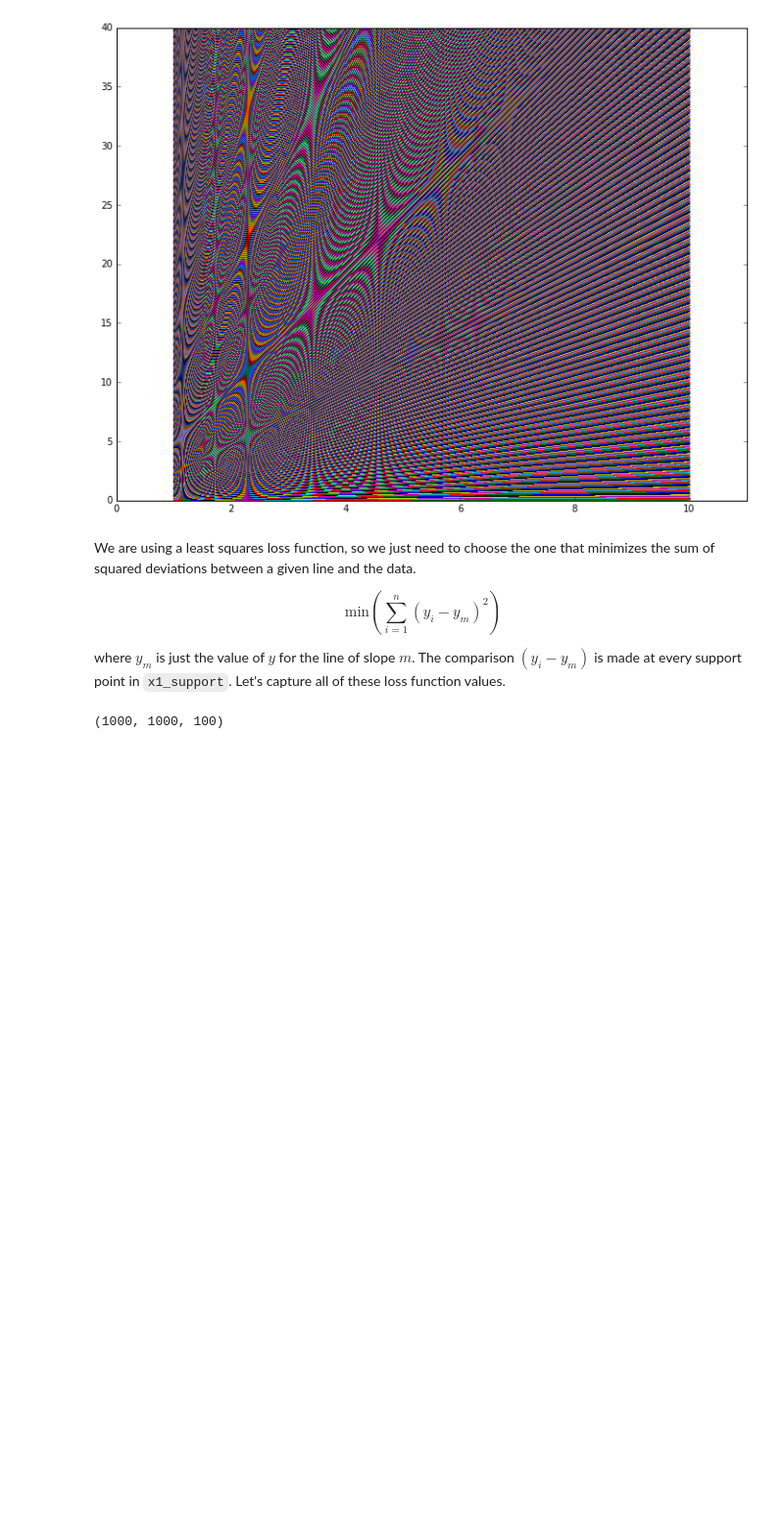
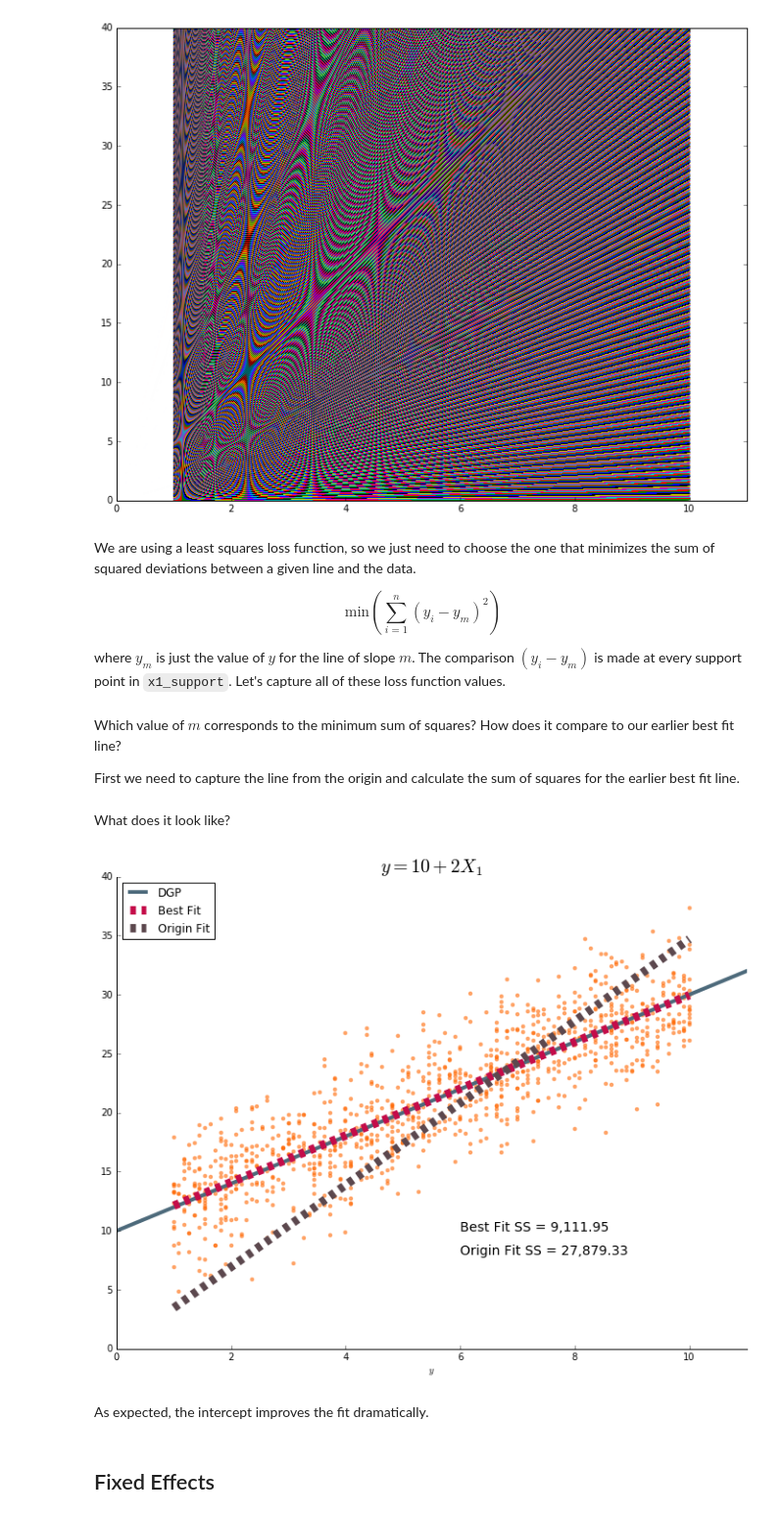
Before and after one commit to choct155/work_scratch, a Jupyter notebook: fe_viz.ipynb, the cells around one changed output. Shown: that part at 98% size. Saved outputs shown, nothing was run; the diff lists cells and outputs as text; code cells hidden in the pictures; blank space fills up the shorter version.

```diff
--- a/fe_viz.ipynb
+++ b/fe_viz.ipynb
@@ -142,12 +142,3 @@ We are using a least squares loss function, so we just need to choose the one th
 $$\text{min}(\sum_{i=1}^n (y_i - y_m)^2)$$
 
 where $y_m$ is just the value of $y$ for the line of slope $m$.  The comparison $(y_i - y_m)$ is made at every support point in `x1_support`.  Let's capture all of these loss function values.
-# %%
-def ls_loss(l1,l2):
-    assert len(l1)==len(l2)
-
-ls_loss(y,m_lines[0])
-# %%
-len(y),len(m_lines[0]),len(x1_support)
-# %% [output]
-(1000, 1000, 100)
@@ -153,0 +171,4 @@ len(y),len(m_lines[0]),len(x1_support)
+# %% [markdown]
+Which value of $m$ corresponds to the minimum sum of squares?  How does it compare to our earlier best fit line?
+
+First we need to capture the line from the origin and calculate the sum of squares for the earlier best fit line.
@@ -153,0 +196,35 @@ len(y),len(m_lines[0]),len(x1_support)
+# %% [markdown]
+What does it look like?
+# %%
+#Generate plot object
+fig,ax=plt.subplots(figsize=(12,9))
+
+#Plot data
+ax.scatter(x1,y,c='#ff6600',lw=0,alpha=.6)
+
+#Add underlying model line
+ax.plot((0,11),(10,32),color='#4D6A7B',lw=4,label='DGP')
+
+#Add best fit line
+ax.plot(x1_support,best_fit_y,c='#C40C49',lw=9,linestyle='--',label='Best Fit')
+
+#Add line from origin
+ax.plot(x1_support,line_00,c='#5C484E',lw=9,linestyle='--',label='Origin Fit')
+
+#Fix labels
+ax.set_title('$y=10+2X_1$',fontsize=20)
+ax.set_xlabel('$X_1$')
+ax.set_xlabel('$y$')
+ax.legend(loc='best')
+ax.annotate('Best Fit SS = '+str('{:,.2f}'.format(best_fit_ss)),xy=(6,10),fontsize=14)
+ax.annotate('Origin Fit SS = '+str('{:,.2f}'.format(min_ss[0][1])),xy=(6,8),fontsize=14)
+
+#Fix axes
+simpleaxis(ax)
+ax.set_xlim(0,11);
+# %% [output]
+[figure, added]
+# %% [markdown]
+As expected, the intercept improves the fit dramatically.
+# %% [markdown]
+## Fixed Effects
```
Also changed, not shown: parts of 3 cells of this notebook, 5 other files.
